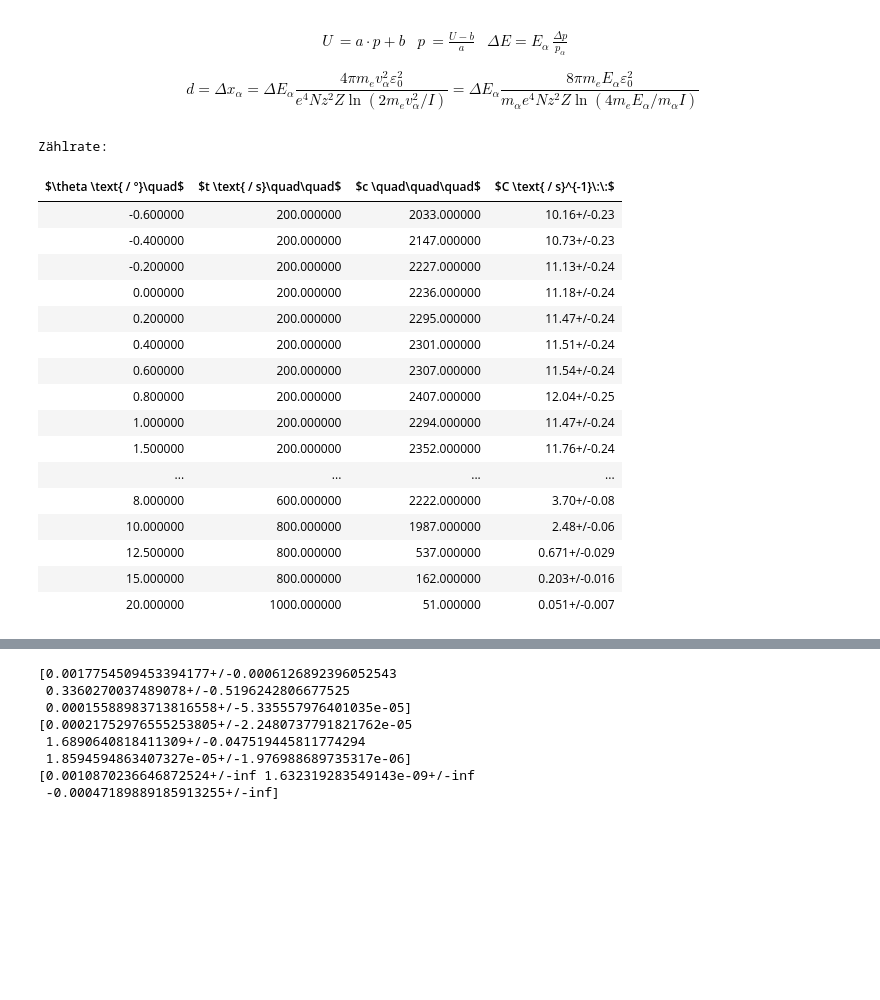
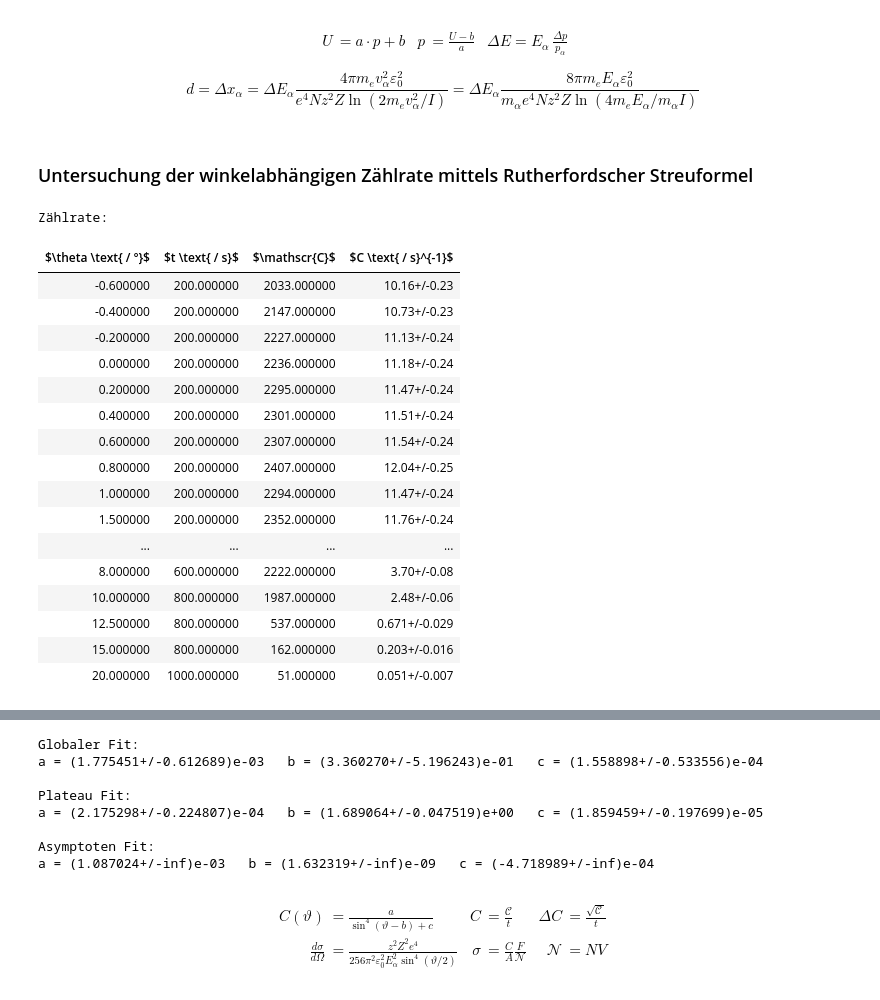
Before and after one commit to frtza/advancedlaboratory, a Jupyter notebook: V16/note.ipynb, the cells around one changed output, grey strips where cells are left out. Saved outputs shown, nothing was run; the diff lists cells and outputs as text; code cells hidden in the pictures; blank space fills up the shorter version.

Commit message:
notebook
auswertung & beleg für reichweite von alphastrahlung in luft

```diff
--- a/V16/note.ipynb
+++ b/V16/note.ipynb
@@ -256,51 +296,61 @@ U &= a \cdot p + b & p &= \frac{U - b}{a} & \Delta E = E_\alpha \, \frac{\Delta
 
 $$d = \Delta x_\alpha = \Delta E_\alpha \frac{4\pi m_e v_\alpha^2 \varepsilon_0^2}{e^4 N z^2 Z \ln (2m_e v_\alpha^2 / I)}
 = \Delta E_\alpha \frac{8\pi m_e E_\alpha \varepsilon_0^2}{m_\alpha e^4 N z^2 Z \ln (4m_e E_\alpha / m_\alpha I)}$$
+# %% [markdown]
+### Untersuchung der winkelabhängigen Zählrate mittels Rutherfordscher Streuformel
 # %%
 ang, c, t = np.genfromtxt('data/winkel.txt', unpack=True)
 C = uar(c / t, np.sqrt(c) / t)
 
-ang_df = df({r'$\theta \text{ / °}\quad$':ang, r'$t \text{ / s}\quad\quad$':t, r'$c \quad\quad\quad$':c, r'$C \text{ / s}^{-1}\:\:$':C})
+ang_df = df({r'$\theta \text{ / °}$':ang, r'$t \text{ / s}$':t, r'$\mathscr{C}$':c, r'$C \text{ / s}^{-1}$':C})
 
 print('Zählrate:')
 display(ang_df.style.hide())
 
 
 def ruth(phi, a, b, c):
     return a / (np.sin((phi - b) * np.pi / 180)**4 + c)
 
 par_1, cov_1 = fit(ruth, ang, noms(C), p0=[1e-3, 1e-0, 1e-6])
 err_1 = np.sqrt(np.diag(cov_1))
 par_1 = uar(par_1, err_1)
 
 par_2, cov_2 = fit(ruth, ang[:14], noms(C[:14]), p0=[1e-3, 1e-0, 1e-6])
 err_2 = np.sqrt(np.diag(cov_2))
 par_2 = uar(par_2, err_2)
 
 par_3, cov_3 = fit(ruth, ang[-4:], noms(C[-4:]), p0=[1e-0, 1.632319283549143e-9, 1e-6])
 err_3 = np.sqrt(np.diag(cov_3))
 par_3 = uar(par_3, err_3)
 
-th = np.linspace(-1.6, 21, 1000)
+th = np.linspace(-2.6, 22, 1000)
 
-plt.plot(ang, noms(C), 'kx', ms=3.21, zorder=10)
+plt.errorbar(ang, noms(C), xerr=np.full_like(C, 0.1), yerr=stds(C), fmt='k,', ms=0, zorder=10)
 
 plt.xlim(plt.xlim())
 plt.ylim(plt.ylim())
 
-plt.plot(th, ruth(th, *noms(par_1)), c='steelblue')
-plt.plot(th, ruth(th, *noms(par_2)), c='olivedrab')
-plt.plot(th[450:], ruth(th[450:], *noms(par_3)), c='firebrick')
+plt.plot(th, ruth(th, *noms(par_1)), c='steelblue', label='Globaler Fit')
+plt.plot(th, ruth(th, *noms(par_2)), c='olivedrab', label='Plateau Fit')
+plt.plot(th[450:], ruth(th[450:], *noms(par_3)), c='firebrick', label='Asymptoten Fit')
+
+plt.xlabel(r'$\vartheta$ / °')
+
+plt.legend()
 
 plt.show()
 plt.close()
 
-print(par_1)
-print(par_2)
-print(par_3)
+fmt_str = 'a = {0:.6e}   b = {1:.6e}   c = {2:.6e}   \n'
+print('Globaler Fit:')
+print(fmt_str.format(*par_1))
+print('Plateau Fit:')
+print(fmt_str.format(*par_2))
+print('Asymptoten Fit:')
+print(fmt_str.format(*par_3))
 # %% [output]
 Zählrate:
-| $\theta \text{ / °}\quad$ | $t \text{ / s}\quad\quad$ | $c \quad\quad\quad$ | $C \text{ / s}^{-1}\:\:$ |
+| $\theta \text{ / °}$ | $t \text{ / s}$ | $\mathscr{C}$ | $C \text{ / s}^{-1}$ |
 | -0.600000 | 200.000000 | 2033.000000 | 10.16+/-0.23 |
 | -0.400000 | 200.000000 | 2147.000000 | 10.73+/-0.23 |
 | -0.200000 | 200.000000 | 2227.000000 | 11.13+/-0.24 |
@@ -318,11 +368,18 @@ Zählrate:
 | 15.000000 | 800.000000 | 162.000000 | 0.203+/-0.016 |
 | 20.000000 | 1000.000000 | 51.000000 | 0.051+/-0.007 |
 [drawing not drawn]
-[0.0017754509453394177+/-0.0006126892396052543
- 0.3360270037489078+/-0.5196242806677525
- 0.00015588983713816558+/-5.335557976401035e-05]
-[0.00021752976555253805+/-2.2480737791821762e-05
- 1.6890640818411309+/-0.047519445811774294
- 1.8594594863407327e-05+/-1.976988689735317e-06]
-[0.0010870236646872524+/-inf 1.632319283549143e-09+/-inf
- -0.00047189889185913255+/-inf]
+Globaler Fit:
+a = (1.775451+/-0.612689)e-03   b = (3.360270+/-5.196243)e-01   c = (1.558898+/-0.533556)e-04
+
+Plateau Fit:
+a = (2.175298+/-0.224807)e-04   b = (1.689064+/-0.047519)e+00   c = (1.859459+/-0.197699)e-05
+
+Asymptoten Fit:
+a = (1.087024+/-inf)e-03   b = (1.632319+/-inf)e-09   c = (-4.718989+/-inf)e-04
+# %% [markdown]
+$$\begin{align*}
+C(\vartheta) &= \frac{a}{\sin^4(\vartheta - b) + c} &
+C &= \frac{\mathscr{C}}{t} & \Delta C &= \frac{\sqrt{\mathscr{C}\,}}{t} \\
+\frac{d\sigma}{d\Omega} &= \frac{z^2 Z^2 e^4}{256\pi^2 \varepsilon_0^2 E_\alpha^2 \sin^4(\vartheta / 2)} &
+\sigma &= \frac{C}{A}\frac{F}{\mathscr{N}} & \mathscr{N} &= NV
+\end{align*}$$
```
Also changed, not shown: parts of 5 cells of this notebook, 1 other file.
